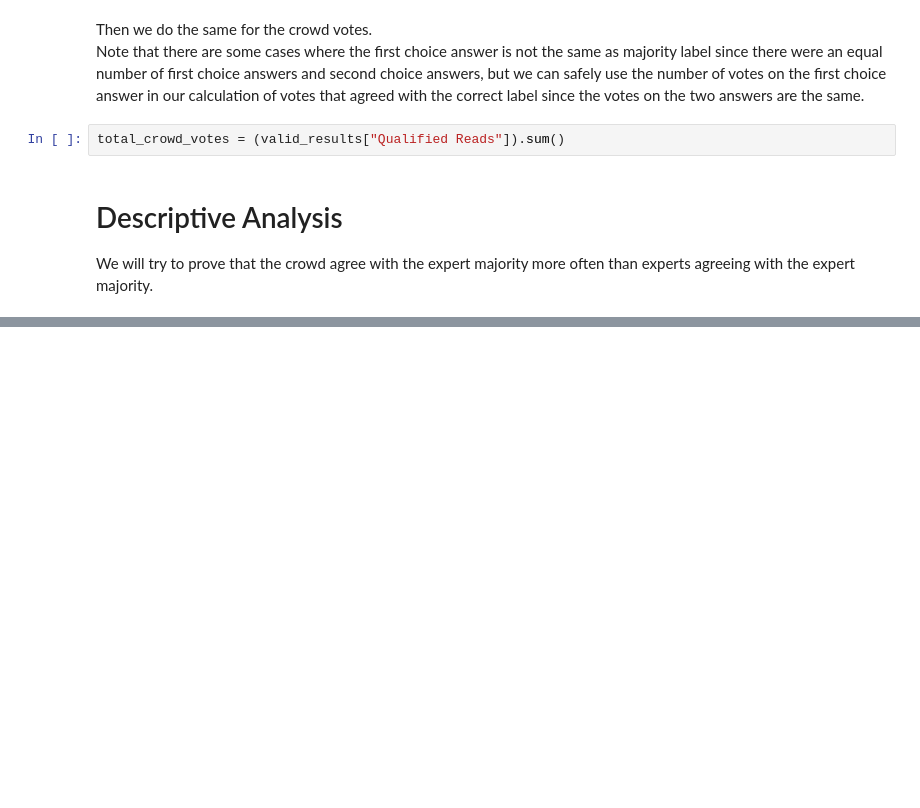
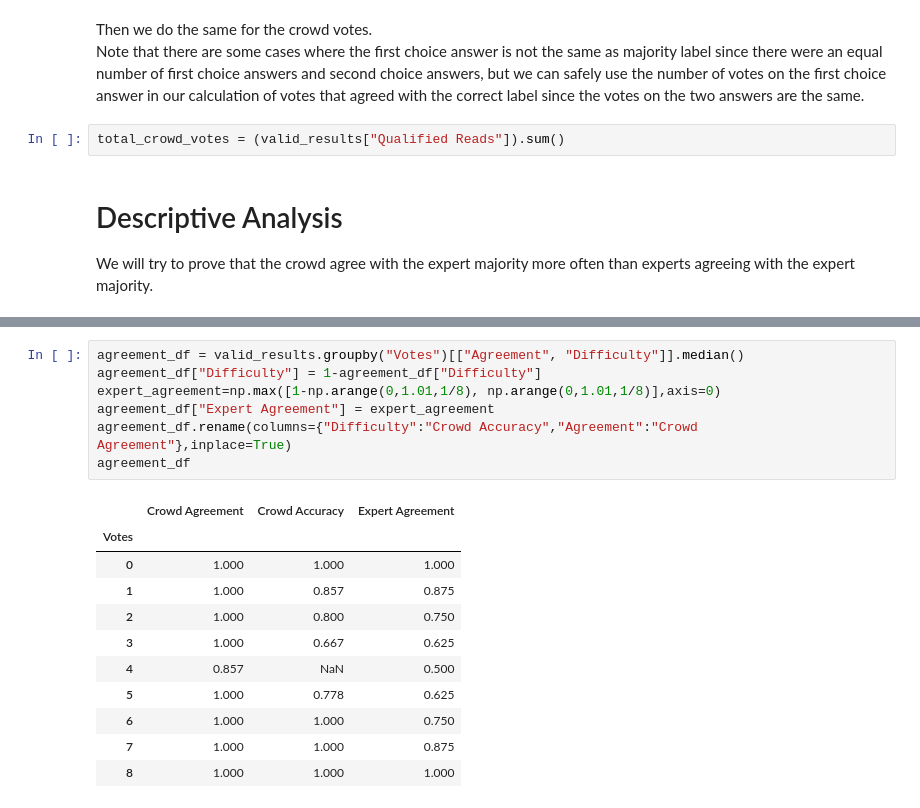
Before and after one commit to zhengxiaoyan321/medical_label_project, a Jupyter notebook: main.ipynb, the cells around one changed output, grey strips where cells are left out. Drawn from its saved outputs; the diff is of its cells as text; blank space fills up the shorter version.

```diff
--- a/main.ipynb
+++ b/main.ipynb
@@ -198,0 +119,19 @@ Name: agreement, Length: 27000, dtype: float64
+# %%
+agreement_df = valid_results.groupby("Votes")[["Agreement", "Difficulty"]].median()
+agreement_df["Difficulty"] = 1-agreement_df["Difficulty"]
+expert_agreement=np.max([1-np.arange(0,1.01,1/8), np.arange(0,1.01,1/8)],axis=0)
+agreement_df["Expert Agreement"] = expert_agreement
+agreement_df.rename(columns={"Difficulty":"Crowd Accuracy","Agreement":"Crowd Agreement"},inplace=True)
+agreement_df
+# %% [output]
+|  | Crowd Agreement | Crowd Accuracy | Expert Agreement |
+| Votes |  |  |  |
+| 0 | 1.000 | 1.000 | 1.000 |
+| 1 | 1.000 | 0.857 | 0.875 |
+| 2 | 1.000 | 0.800 | 0.750 |
+| 3 | 1.000 | 0.667 | 0.625 |
+| 4 | 0.857 | NaN | 0.500 |
+| 5 | 1.000 | 0.778 | 0.625 |
+| 6 | 1.000 | 1.000 | 0.750 |
+| 7 | 1.000 | 1.000 | 0.875 |
+| 8 | 1.000 | 1.000 | 1.000 |
```
Also changed, not shown: parts of 25 cells of this notebook.
